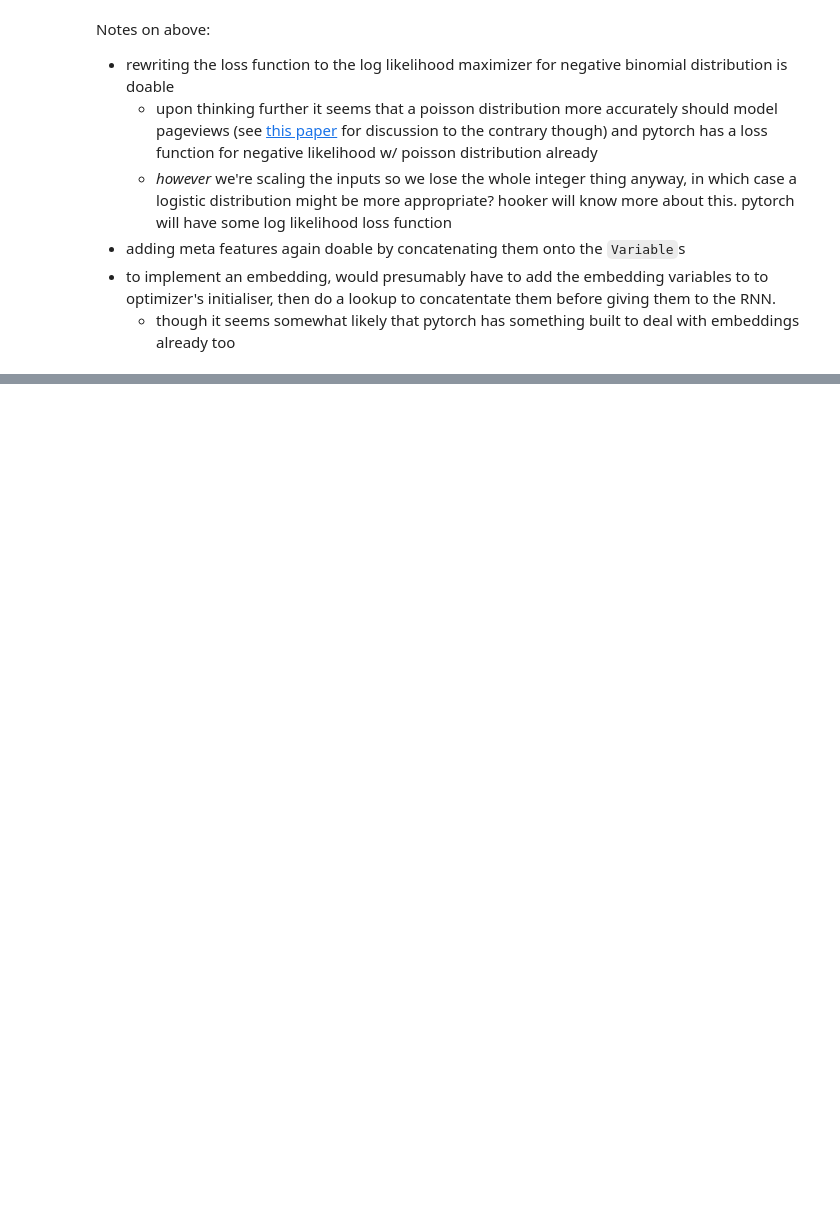
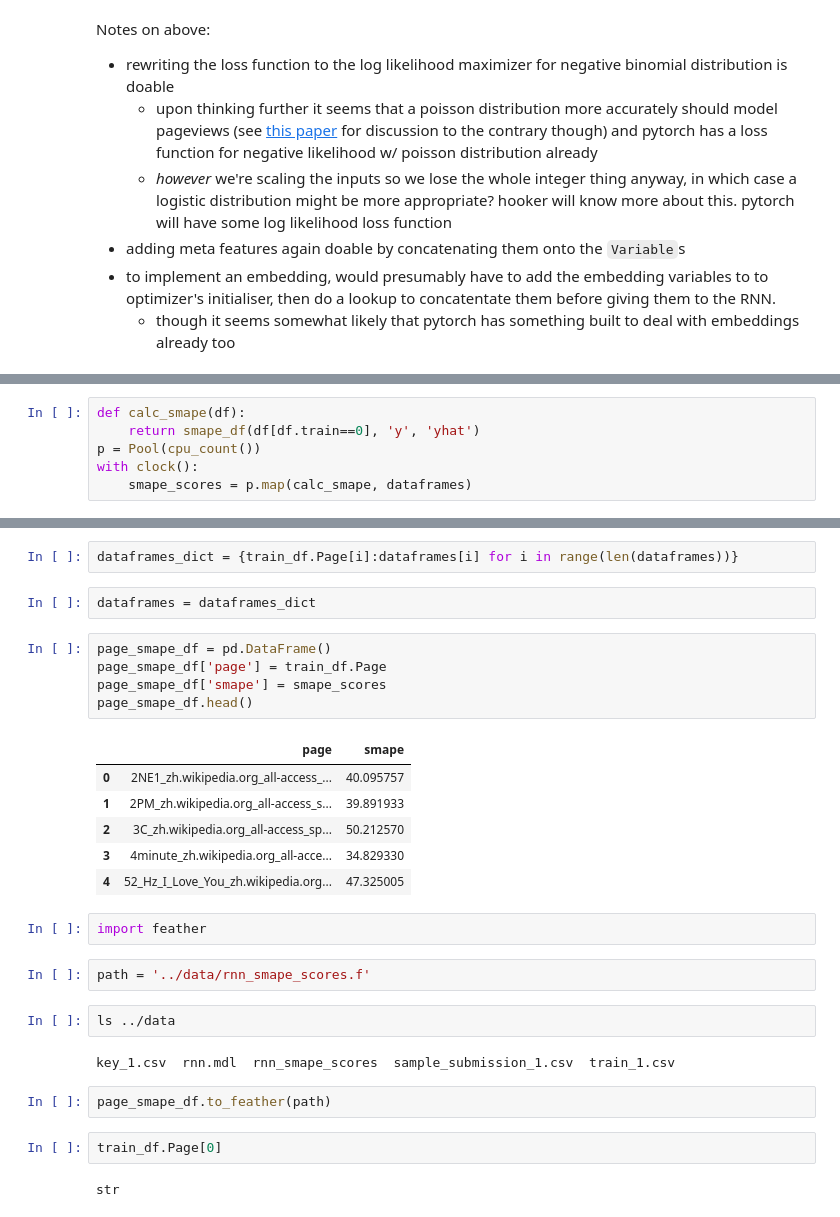
Before and after one commit to DBCerigo/kaggle-wiki, a Jupyter notebook: ali/pytorch-rnn.ipynb, the cells around one changed output, grey strips where cells are left out. Saved outputs shown, nothing was run; the diff lists cells and outputs as text; blank space fills up the shorter version.

```diff
--- a/ali/pytorch-rnn.ipynb
+++ b/ali/pytorch-rnn.ipynb
@@ -229,0 +407,6 @@ RuntimeError: cuda runtime error (2) : out of memory at /opt/conda/conda-bld/pyt
+# %%
+def calc_smape(df):
+    return smape_df(df[df.train==0], 'y', 'yhat')
+p = Pool(cpu_count())
+with clock():
+    smape_scores = p.map(calc_smape, dataframes)
@@ -229,0 +477,30 @@ RuntimeError: cuda runtime error (2) : out of memory at /opt/conda/conda-bld/pyt
+# %%
+dataframes_dict = {train_df.Page[i]:dataframes[i] for i in range(len(dataframes))}
+# %%
+dataframes = dataframes_dict
+# %%
+page_smape_df = pd.DataFrame()
+page_smape_df['page'] = train_df.Page
+page_smape_df['smape'] = smape_scores
+page_smape_df.head()
+# %% [output]
+|  | page | smape |
+| 0 | 2NE1_zh.wikipedia.org_all-access_... | 40.095757 |
+| 1 | 2PM_zh.wikipedia.org_all-access_s... | 39.891933 |
+| 2 | 3C_zh.wikipedia.org_all-access_sp... | 50.212570 |
+| 3 | 4minute_zh.wikipedia.org_all-acce... | 34.829330 |
+| 4 | 52_Hz_I_Love_You_zh.wikipedia.org... | 47.325005 |
+# %%
+import feather
+# %%
+path = '../data/rnn_smape_scores.f'
+# %%
+ls ../data
+# %% [output]
+key_1.csv  rnn.mdl  rnn_smape_scores  sample_submission_1.csv  train_1.csv
+# %%
+page_smape_df.to_feather(path)
+# %%
+train_df.Page[0]
+# %% [output]
+str
```
Also changed, not shown: parts of 46 cells of this notebook.
